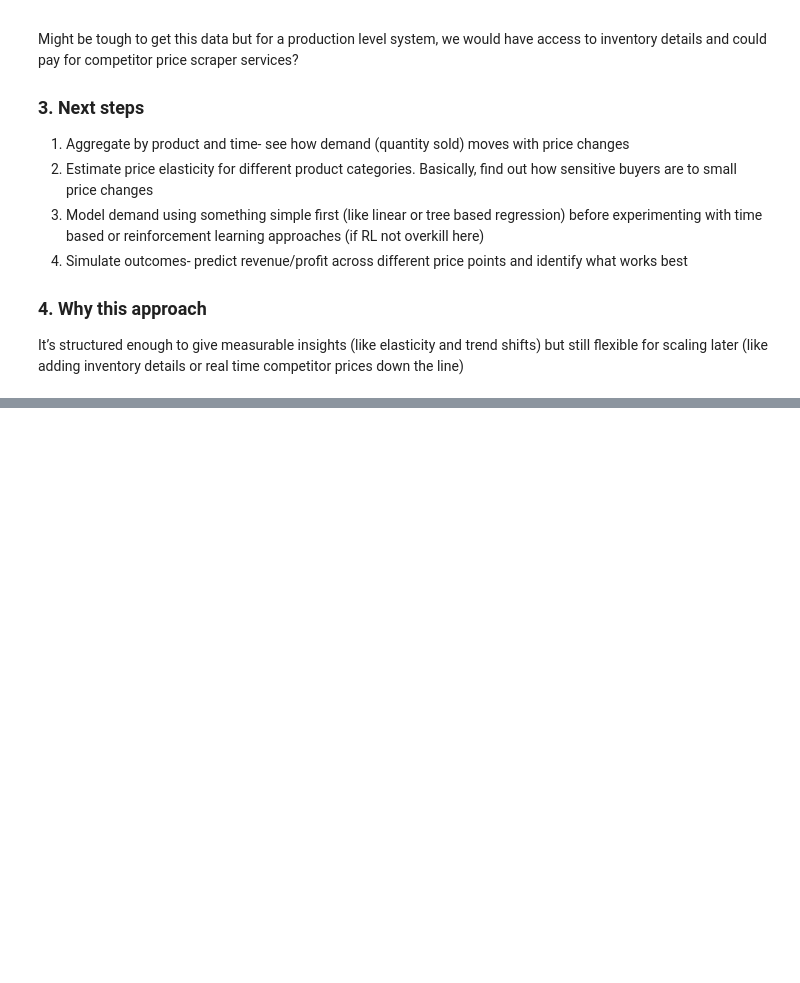
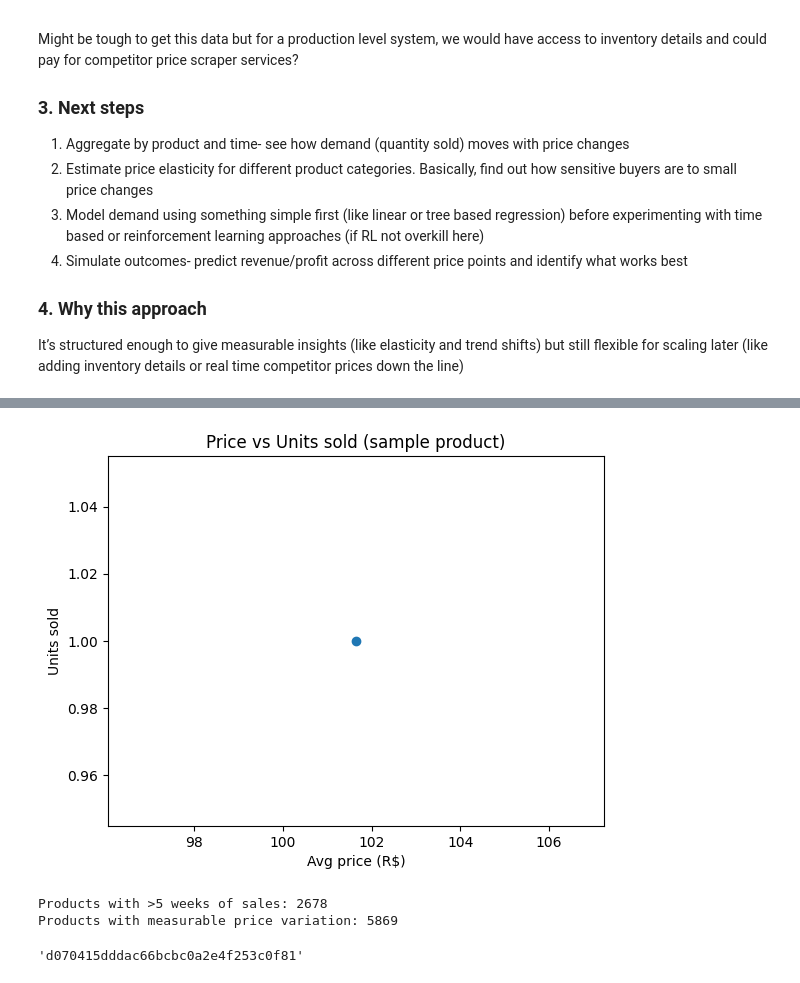
Before and after one commit to varshamanickam/dynamic-pricing-ml, a Jupyter notebook: notebooks/data_prep.ipynb, the cells around one changed output, grey strips where cells are left out. Cells and saved outputs as stored; diff of their text form; code cells hidden in the pictures; blank space fills up the shorter version.

```diff
--- a/notebooks/data_prep.ipynb
+++ b/notebooks/data_prep.ipynb
@@ -257,3 +266,26 @@ Might be tough to get this data but for a production level system, we would have
 
 ### 4. Why this approach
 It’s structured enough to give measurable insights (like elasticity and trend shifts) but still flexible for scaling later (like adding inventory details or real time competitor prices down the line)
+# %%
+## Aggregating by product and time (using week here) to see how demand moves with price
+
+#creating buckets for each week
+order_items_merged["week"] = order_items_merged["order_purchase_timestamp"].dt.to_period("W").apply(lambda r: r.start_time)
+
+#aggregate by product and week
+weekly_prod = (order_items_merged.groupby(["product_id", "week"])
+               .agg(
+                   units_sold=("order_id", "count"),
+                   avg_price=("price", "mean"),
+                   med_price=("price", "median"),
+                   revenue=("price", "sum"),
+               ).reset_index())
+
+#keep only valid rows so only rows with nonzero price and sales
+weekly_prod = weekly_prod[(weekly_prod["units_sold"]>0) & (weekly_prod["avg_price"]>0)]
+weekly_prod = weekly_prod.sort_values(["product_id", "week"])
+
+#saving to csv
+weekly_prod.to_csv(PROCESSED + "product_weekly_summary.csv", index=False)
+
+weekly_prod.head()
@@ -259,0 +299,35 @@ It’s structured enough to give measurable insights (like elasticity and trend
+# %%
+sample = weekly_prod[weekly_prod["product_id"] == weekly_prod["product_id"].iloc[0]]
+plt.scatter(sample["avg_price"], sample["units_sold"])
+plt.xlabel("Avg price (R$)")
+plt.ylabel("Units sold")
+plt.title("Price vs Units sold (sample product)")
+plt.show()
+# %% [output]
+[figure, added]
+# %%
+# check how many distinct weeks per product
+weeks_per_product = weekly_prod.groupby("product_id")["week"].nunique()
+weeks_per_product.describe()
+
+# see products that appear in more than, say, 5 weeks
+multiweek_products = weeks_per_product[weeks_per_product > 5]
+print(f"Products with >5 weeks of sales: {len(multiweek_products)}")
+
+# and check which ones have price variation
+price_var = (
+    weekly_prod.groupby("product_id")["avg_price"]
+    .agg(["min", "max"])
+    .assign(spread=lambda d: d["max"] - d["min"])
+)
+price_var = price_var[price_var["spread"] > 0]
+print(f"Products with measurable price variation: {len(price_var)}")
+
+# pick one candidate that has both multiple weeks and price changes
+eligible_products = set(multiweek_products.index) & set(price_var.index)
+sample_id = list(eligible_products)[0] if eligible_products else None
+sample_id
+# %% [output]
+Products with >5 weeks of sales: 2678
+Products with measurable price variation: 5869
+'d070415dddac66bcbc0a2e4f253c0f81'
```
Also changed, not shown: parts of 15 cells of this notebook, 2 other files.
